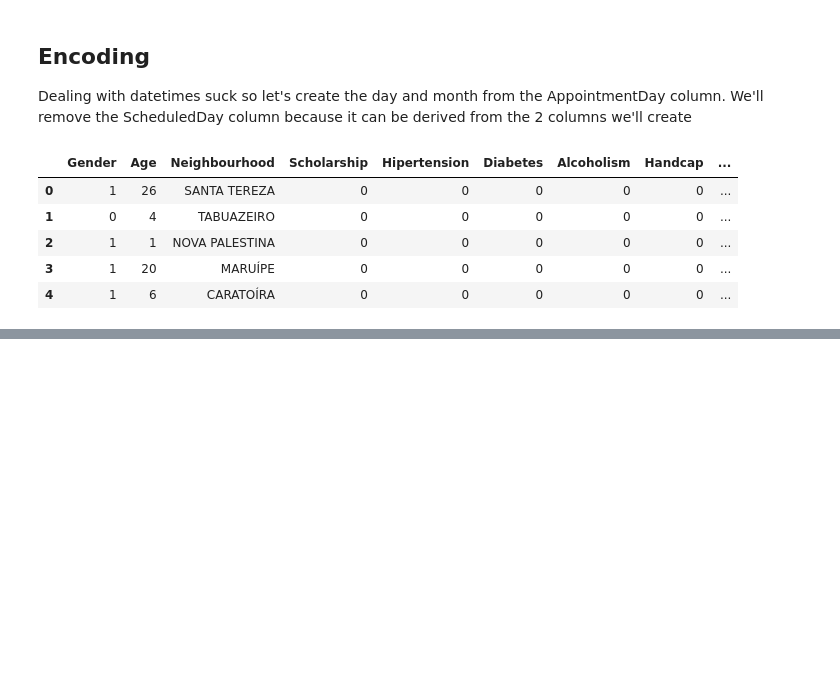
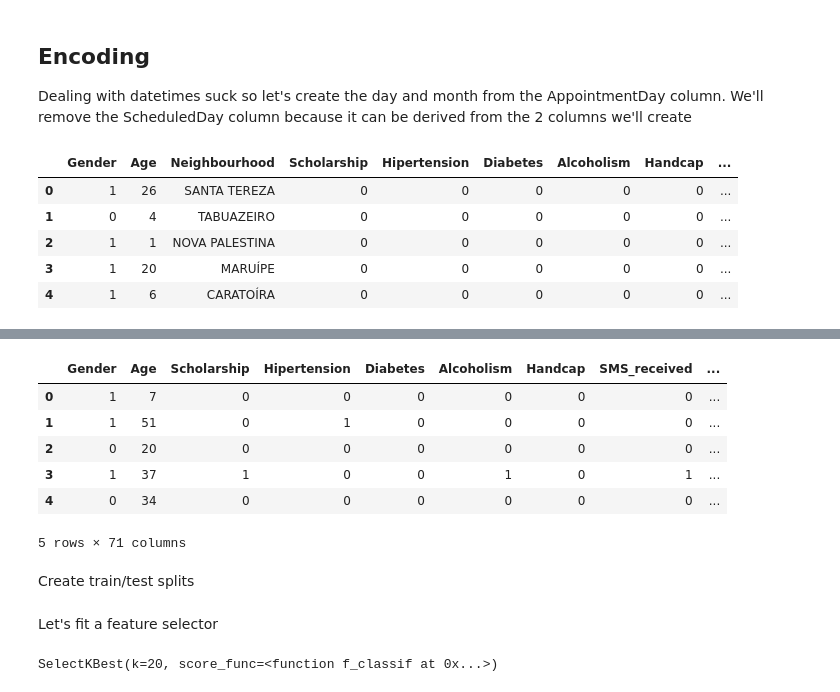
Before and after one commit to iamjz/Python-Data, a Jupyter notebook: LinearSVM_FromScatch_NoShowAppts.ipynb, the cells around one changed output, grey strips where cells are left out. Drawn from its saved outputs; the diff is of its cells as text; code cells hidden in the pictures; blank space fills up the shorter version.

```diff
--- a/LinearSVM_FromScatch_NoShowAppts.ipynb
+++ b/LinearSVM_FromScatch_NoShowAppts.ipynb
@@ -246,0 +513,3 @@ dataset.head()
+# %%
+column_names = np.array(dataset.columns)
+original_features = column_names != "No-show"
@@ -246,0 +554,13 @@ dataset.head()
+# %%
+featureData = dataset.loc[:, original_features]
+featureData.head()
+# %% [output]
+|  | Gender | Age | Scholarship | Hipertension | Diabetes | Alcoholism | Handcap | SMS_received | ... |
+| 0 | 1 | 7 | 0 | 0 | 0 | 0 | 0 | 0 | ... |
+| 1 | 1 | 51 | 0 | 1 | 0 | 0 | 0 | 0 | ... |
+| 2 | 0 | 20 | 0 | 0 | 0 | 0 | 0 | 0 | ... |
+| 3 | 1 | 37 | 1 | 0 | 0 | 1 | 0 | 1 | ... |
+| 4 | 0 | 34 | 0 | 0 | 0 | 0 | 0 | 0 | ... |
+5 rows × 71 columns
+# %% [markdown]
+Create train/test splits
@@ -246,0 +574,7 @@ dataset.head()
+# %% [markdown]
+Let's fit a feature selector
+# %%
+selector = SelectKBest(f_classif, k = 20)
+selector.fit(X_train, y_train)
+# %% [output]
+SelectKBest(k=20, score_func=<function f_classif at 0x...>)
```
Also changed, not shown: parts of 66 cells of this notebook.
